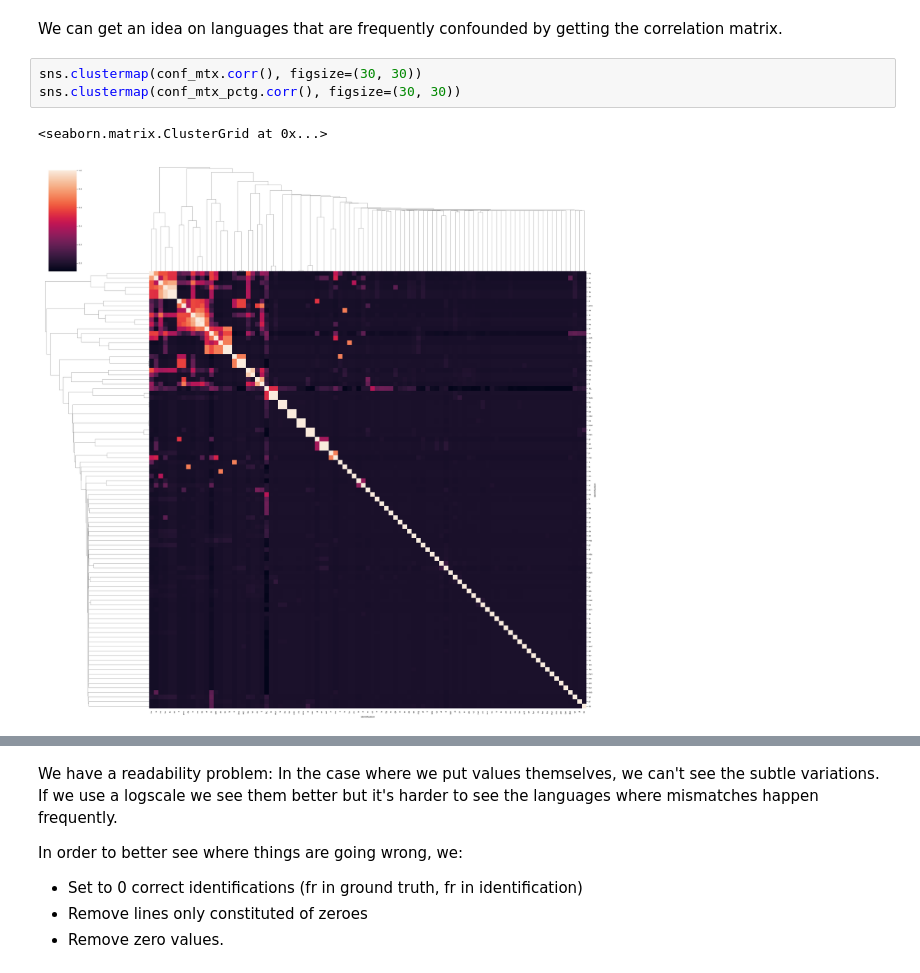
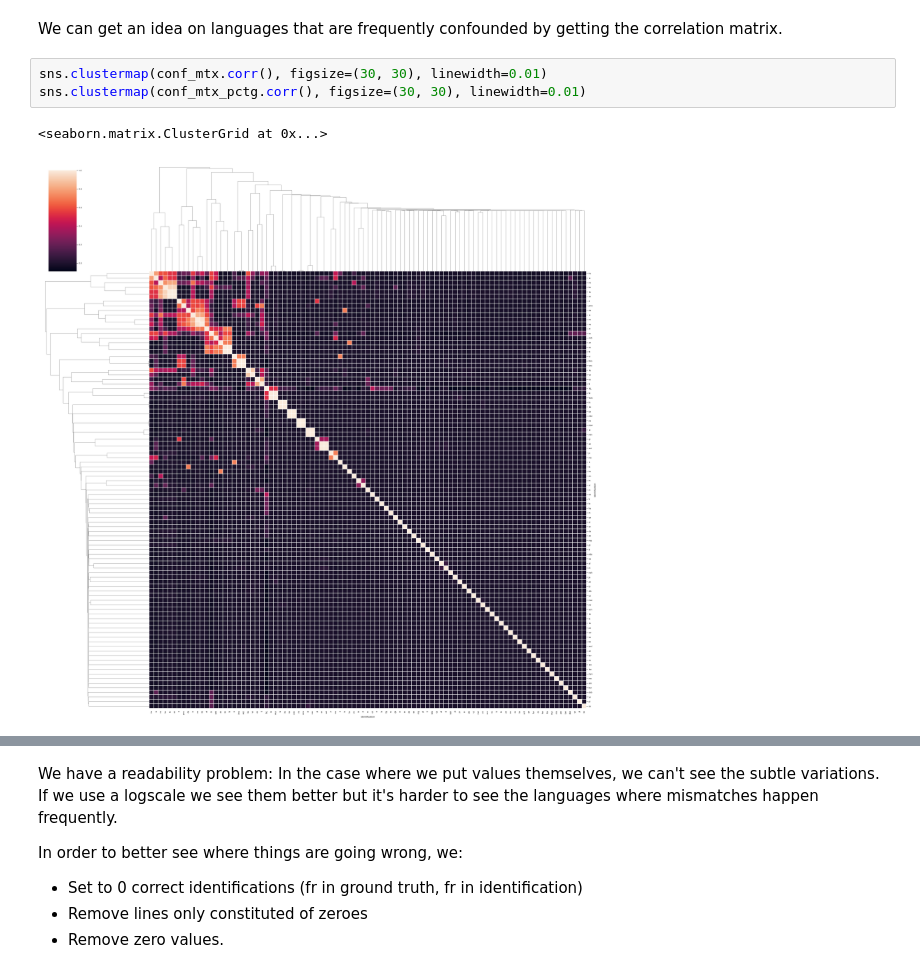
Before and after one commit to oscar-project/OSCAR-CommonCrawl-Collab, a Jupyter notebook: langid/pipline.ipynb, the cells around one changed output, grey strips where cells are left out. Drawn from its saved outputs; the diff is of its cells as text.

```diff
--- a/langid/pipline.ipynb
+++ b/langid/pipline.ipynb
@@ -545,8 +564,8 @@ plt.show()
 # %% [markdown]
 We can get an idea on languages that are frequently confounded by getting the correlation matrix.
 # %%
-sns.clustermap(conf_mtx.corr(), figsize=(30, 30))
-sns.clustermap(conf_mtx_pctg.corr(), figsize=(30, 30))
+sns.clustermap(conf_mtx.corr(), figsize=(30, 30), linewidth=0.01)
+sns.clustermap(conf_mtx_pctg.corr(), figsize=(30, 30), linewidth=0.01)
 # %% [output]
 <seaborn.matrix.ClusterGrid at 0x...>
-[figure, old version]
+[figure, new version]
```
Also changed, not shown: parts of 6 cells of this notebook.
